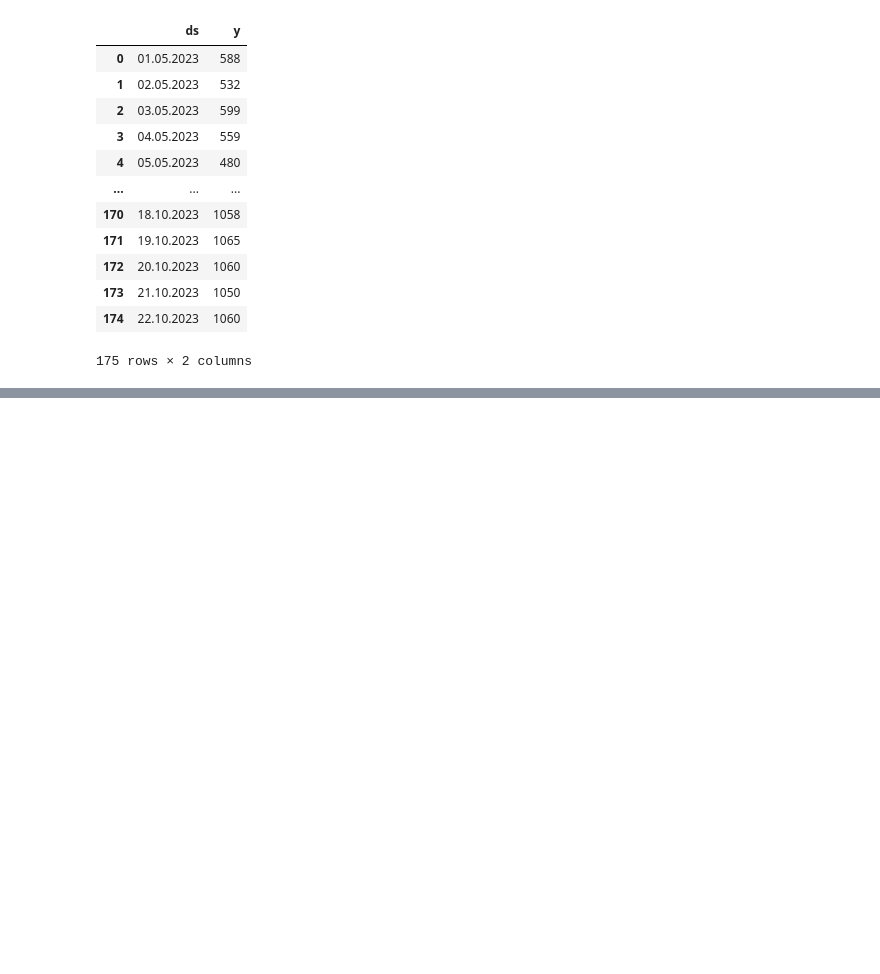
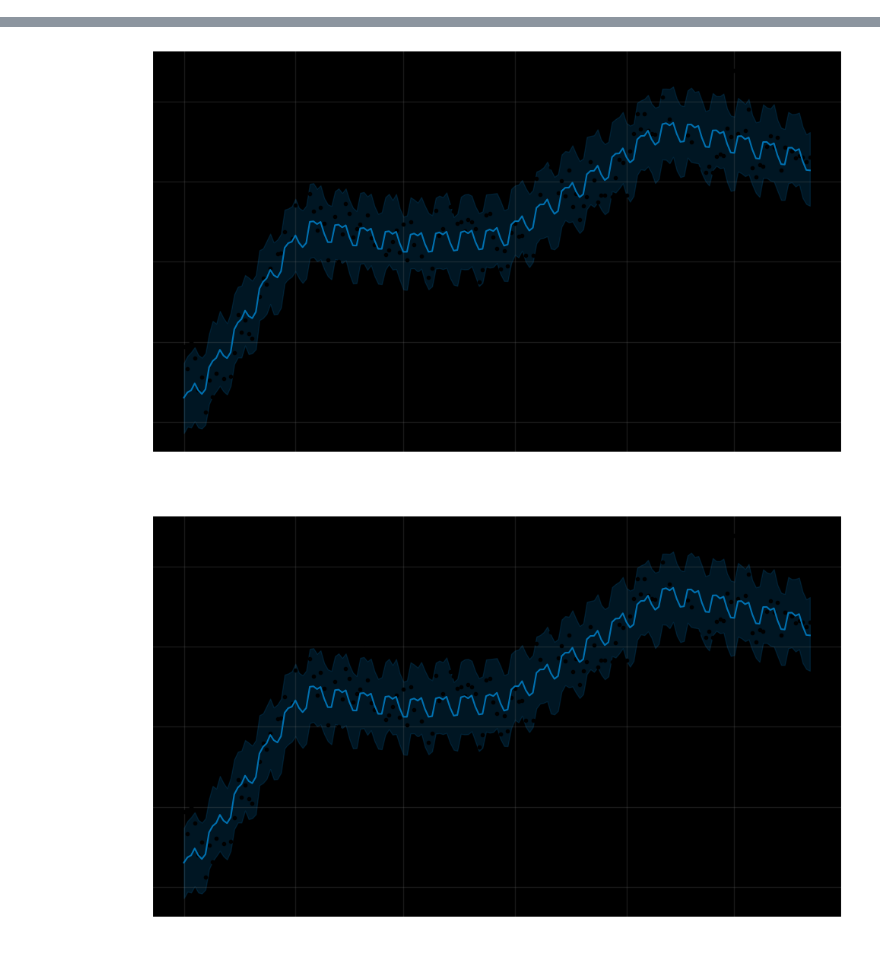
Before and after one commit to kosarenok/ts_outlier_detection, a Jupyter notebook: isolation_forest.ipynb, the cells around one changed output, grey strips where cells are left out. Cells and saved outputs as stored; diff of their text form; code cells hidden in the pictures; blank space fills up the shorter version.

Commit message:
prophet model added

```diff
--- a/isolation_forest.ipynb
+++ b/isolation_forest.ipynb
@@ -189,19 +46,11 @@ array([-0.57978126, -0.5755309 , -0.56847198, -0.56771621, -0.62752503,
 # %%
 po = po.reset_index()
 po.rename(columns={'Date':'ds', 'Paid Orders':'y'}, inplace=True)
+po['ds'] = pd.to_datetime(po['ds'], dayfirst=True, utc=True)
+po['ds'] = po['ds'].dt.strftime("%m.%d.%Y")
-# %%
-po
-# %% [output]
-|  | ds | y |
-| 0 | 01.05.2023 | 588 |
-| 1 | 02.05.2023 | 532 |
-| 2 | 03.05.2023 | 599 |
-| 3 | 04.05.2023 | 559 |
-| 4 | 05.05.2023 | 480 |
-| ... | ... | ... |
-| 170 | 18.10.2023 | 1058 |
-| 171 | 19.10.2023 | 1065 |
-| 172 | 20.10.2023 | 1060 |
-| 173 | 21.10.2023 | 1050 |
-| 174 | 22.10.2023 | 1060 |
-175 rows × 2 columns
+# %%
+model = prophet.Prophet(changepoint_range=1, changepoint_prior_scale=0.25)
+model.fit(po)
+forecast = model.predict(po)
+model.plot(forecast)
+# %% [output]
@@ -207,0 +59,2 @@ po
+[figure, added]
+[figure, added]
```
Also changed, not shown: parts of 16 cells of this notebook.
